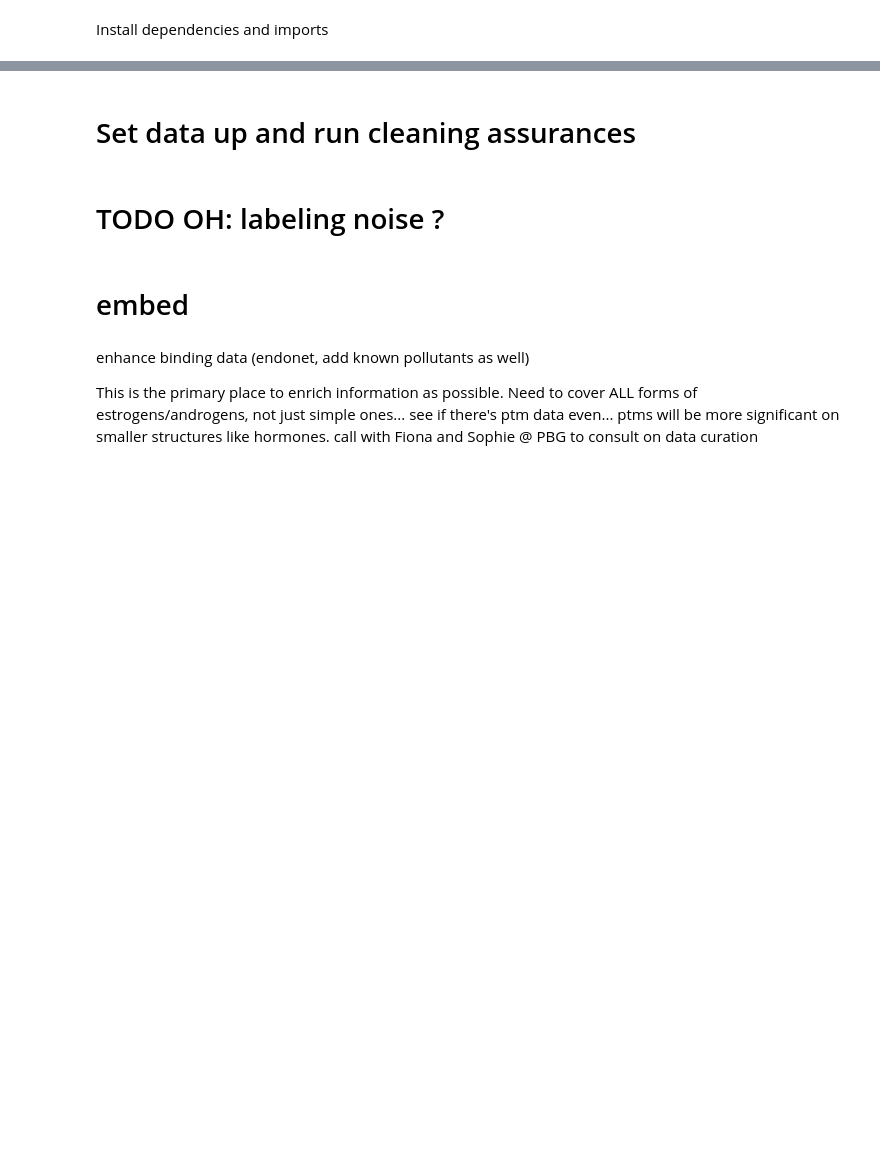
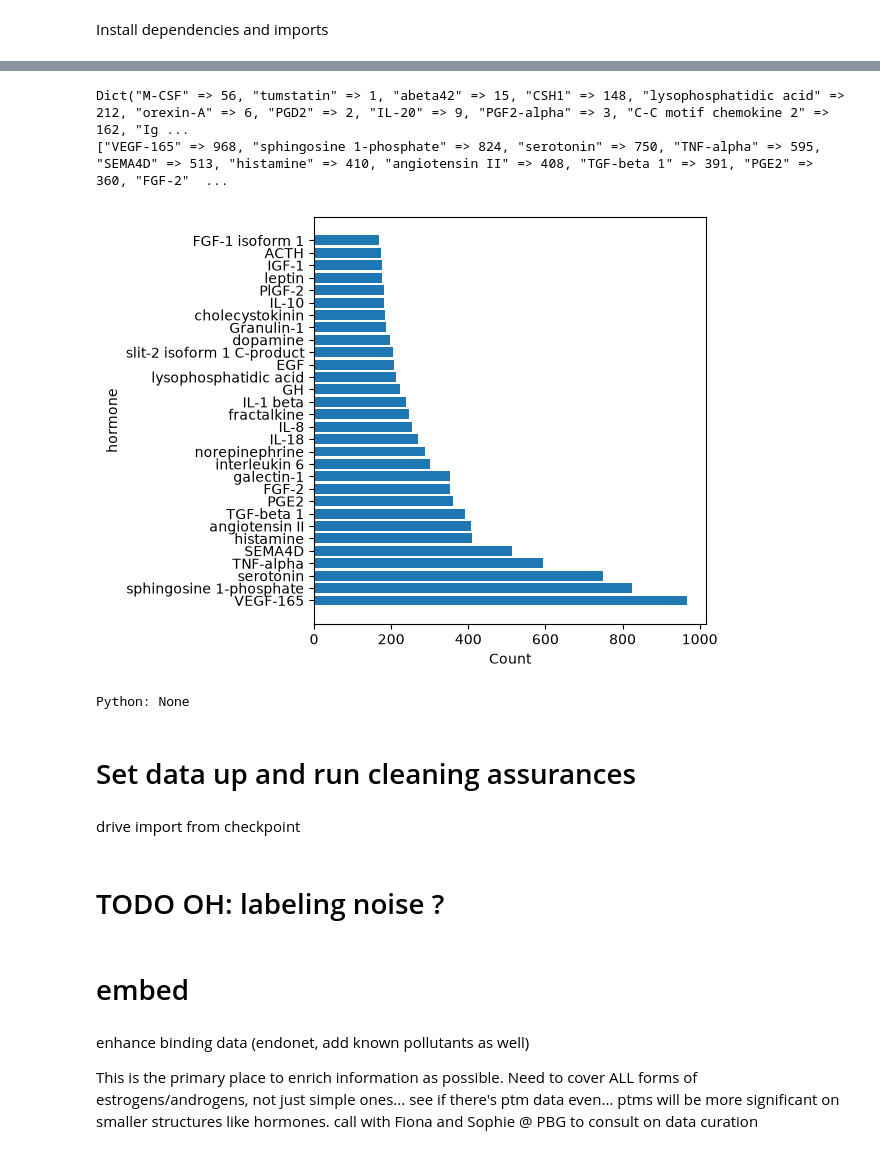
Before and after one commit to juliaevizza/endocrinology-MsEE, a Jupyter notebook: ESM-Finetuning/ENDOdisruptor.ipynb, the cells around one changed output, grey strips where cells are left out. Saved outputs shown, nothing was run; the diff lists cells and outputs as text; code cells hidden in the pictures; blank space fills up the shorter version.

```diff
--- a/ESM-Finetuning/ENDOdisruptor.ipynb
+++ b/ESM-Finetuning/ENDOdisruptor.ipynb
@@ -42,3 +139,33 @@ df.head()
+# %%
+
+# Count occurrences and plot
+
+# countmap(x::AbstractVector, wv::AbstractVector{<:Real})
+freq = countmap(data."hor_name", alg = :dict)
+sorted_cm = sort(collect(freq); by = p -> p.second, rev = true)
+println(freq)
+
+labels = string.(collect(first.(sorted_cm)))
+frequencies = collect(last.(sorted_cm))
+
+
+println(sorted_cm[1:10])
+
+labels = labels[1:30]
+frequencies = frequencies[1:30, :]
+
+
+pyplot.figure()
+pyplot.barh(labels, frequencies)
+pyplot.xlabel("Count")
+pyplot.ylabel("hormone")
+pyplot.tight_layout()
+pyplot.show()
+# %% [output]
+Dict("M-CSF" => 56, "tumstatin" => 1, "abeta42" => 15, "CSH1" => 148, "lysophosphatidic acid" => 212, "orexin-A" => 6, "PGD2" => 2, "IL-20" => 9, "PGF2-alpha" => 3, "C-C motif chemokine 2" => 162, "Ig ...
+["VEGF-165" => 968, "sphingosine 1-phosphate" => 824, "serotonin" => 750, "TNF-alpha" => 595, "SEMA4D" => 513, "histamine" => 410, "angiotensin II" => 408, "TGF-beta 1" => 391, "PGE2" => 360, "FGF-2"  ...
+[figure, added]
+Python: None
 # %% [markdown]
 # Set data up and run cleaning assurances
 # %%
@@ -68,3 +195,5 @@ test_df  = df[df.split == 'test']
 print({k: len(v) for k, v in [('train', train_df), ('valid', valid_df), ('test', test_df)]})
 print('unique drugs:', df.smiles.nunique(), '| unique proteins:', df.seq.nunique())
 print('pAffinity: min %.2f  median %.2f  max %.2f' % (df.y.min(), df.y.median(), df.y.max()))
+# %% [markdown]
+drive import from checkpoint
```
Also changed, not shown: parts of 12 cells of this notebook, 2 other files.
